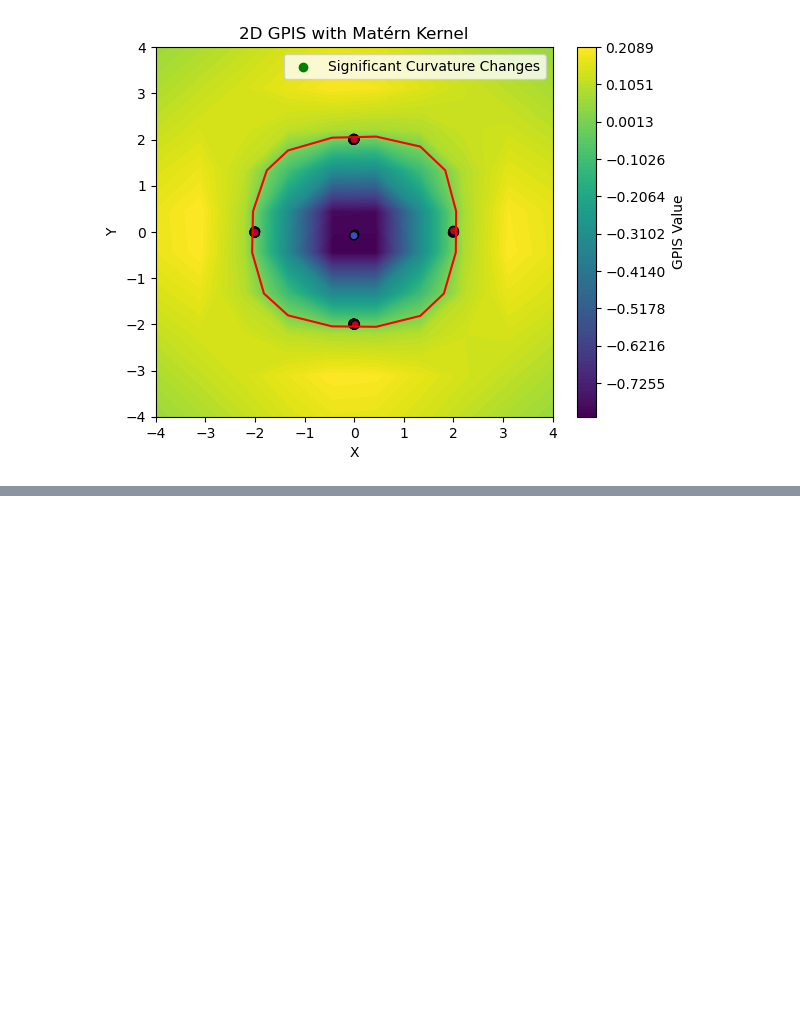
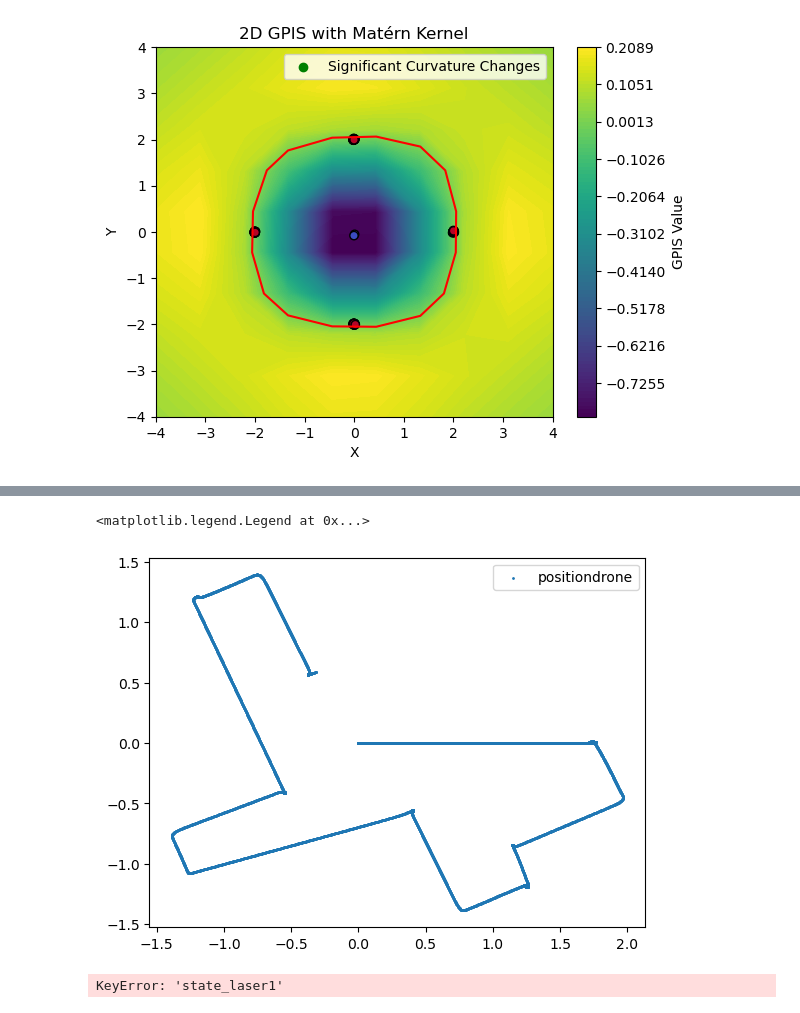
Before and after one commit to TacYee/Simulation, a Jupyter notebook: examples/GPISi.ipynb, the cells around one changed output, grey strips where cells are left out. Saved outputs shown, nothing was run; the diff lists cells and outputs as text; code cells hidden in the pictures; blank space fills up the shorter version.

Commit message:
update log data

```diff
--- a/examples/GPISi.ipynb
+++ b/examples/GPISi.ipynb
@@ -762,0 +768,42 @@ ValueError: x must be strictly increasing if s = 0
+# %%
+import pandas as pd
+def convert_str_to_float(s):
+    # 去掉方括号
+    s = s.strip("[]")
+    # 转换为浮点数
+    return float(s)
+data = pd.read_csv('drone_states.csv')
+x = data.iloc[:, 0].apply(convert_str_to_float).values
+y = data.iloc[:, 1].apply(convert_str_to_float).values
+yaw=data.iloc[:,2].values
+laser1=data.iloc[:,3].values
+laser2=data.iloc[:,4].values
+value1=data.iloc[:,5].values
+value2=data.iloc[:,6].values
+
+plt.scatter(x, y, s=1, label='positiondrone')
+plt.legend()
+# %% [output]
+<matplotlib.legend.Legend at 0x...>
+[figure, added]
+# %%
+import pandas as pd
+import numpy as np
+
+# 1. 读取数据
+data = pd.read_csv('drone_states.csv')
+
+# 2. 提取嵌套列表中的数值并进行条件修改
+def extract_and_limit(value):
+    # 提取第一个元素的第一个元素
+    num = eval(value)[0][0] if isinstance(value, str) else value
+    return min(float(num), 0.5)
+
+# 对每列应用转换
+data['state_lasers1'] = data['state_lasers1'].apply(extract_and_limit)
+data['state_lasers2'] = data['state_lasers2'].apply(extract_and_limit)
+
+# 3. 保存修改
+data.to_csv('drone_states_modified.csv', index=False)
+# %% [output]
+KeyError: 'state_laser1'
```
Also changed, not shown: parts of 2 cells of this notebook, 5 other files.
